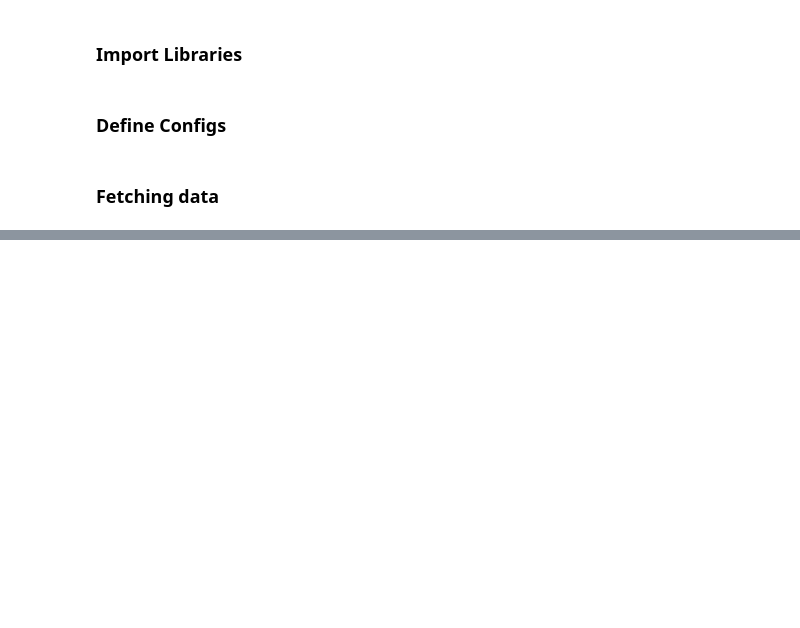
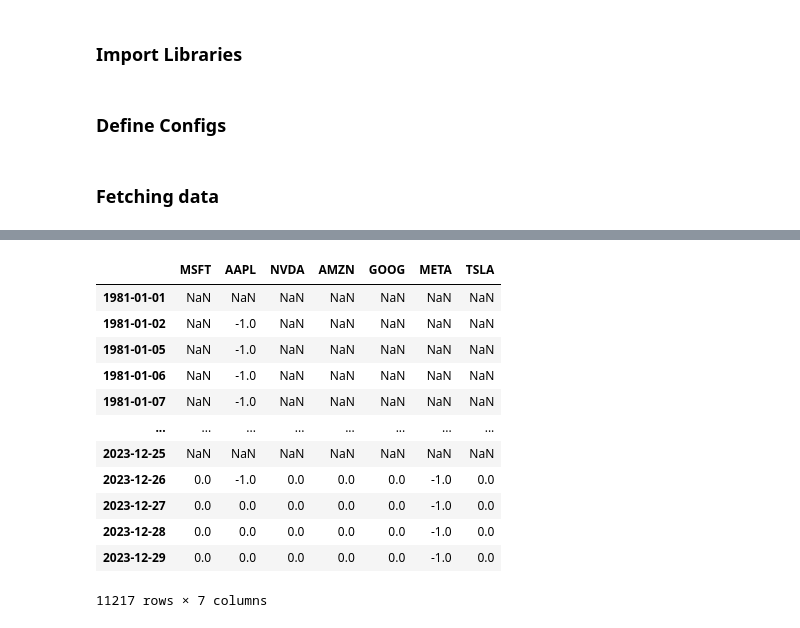
Before and after one commit to yuanxing-z/rsi_strategy, a Jupyter notebook: rsi_strategy.ipynb, the cells around one changed output, grey strips where cells are left out. Drawn from its saved outputs; the diff is of its cells as text; code cells hidden in the pictures; blank space fills up the shorter version.

```diff
--- a/rsi_strategy.ipynb
+++ b/rsi_strategy.ipynb
@@ -139,2 +199,13 @@ KeyError: 'Position'
 # %%
-# TODO: Backtest
+signal_data = {}
+
+for ticker, df in data.items():
+    print(f"Generating signals for {ticker}")
+    signal_data[ticker] = get_rsi_signals(df)
+
+all_dates = pd.date_range(start=start_date, end=end_date, freq='B')  # business days
+portfolio_df = pd.DataFrame(index=all_dates)
+
+for ticker, signals in signal_data.items():
+    aligned = signals.reindex(all_dates)
+    portfolio_df[ticker] = aligned['positions']
@@ -140,0 +220,16 @@ KeyError: 'Position'
+# %%
+portfolio_df
+# %% [output]
+|  | MSFT | AAPL | NVDA | AMZN | GOOG | META | TSLA |
+| 1981-01-01 | NaN | NaN | NaN | NaN | NaN | NaN | NaN |
+| 1981-01-02 | NaN | -1.0 | NaN | NaN | NaN | NaN | NaN |
+| 1981-01-05 | NaN | -1.0 | NaN | NaN | NaN | NaN | NaN |
+| 1981-01-06 | NaN | -1.0 | NaN | NaN | NaN | NaN | NaN |
+| 1981-01-07 | NaN | -1.0 | NaN | NaN | NaN | NaN | NaN |
+| ... | ... | ... | ... | ... | ... | ... | ... |
+| 2023-12-25 | NaN | NaN | NaN | NaN | NaN | NaN | NaN |
+| 2023-12-26 | 0.0 | -1.0 | 0.0 | 0.0 | 0.0 | -1.0 | 0.0 |
+| 2023-12-27 | 0.0 | 0.0 | 0.0 | 0.0 | 0.0 | -1.0 | 0.0 |
+| 2023-12-28 | 0.0 | 0.0 | 0.0 | 0.0 | 0.0 | -1.0 | 0.0 |
+| 2023-12-29 | 0.0 | 0.0 | 0.0 | 0.0 | 0.0 | -1.0 | 0.0 |
+11217 rows × 7 columns
```
Also changed, not shown: parts of 15 cells of this notebook.
